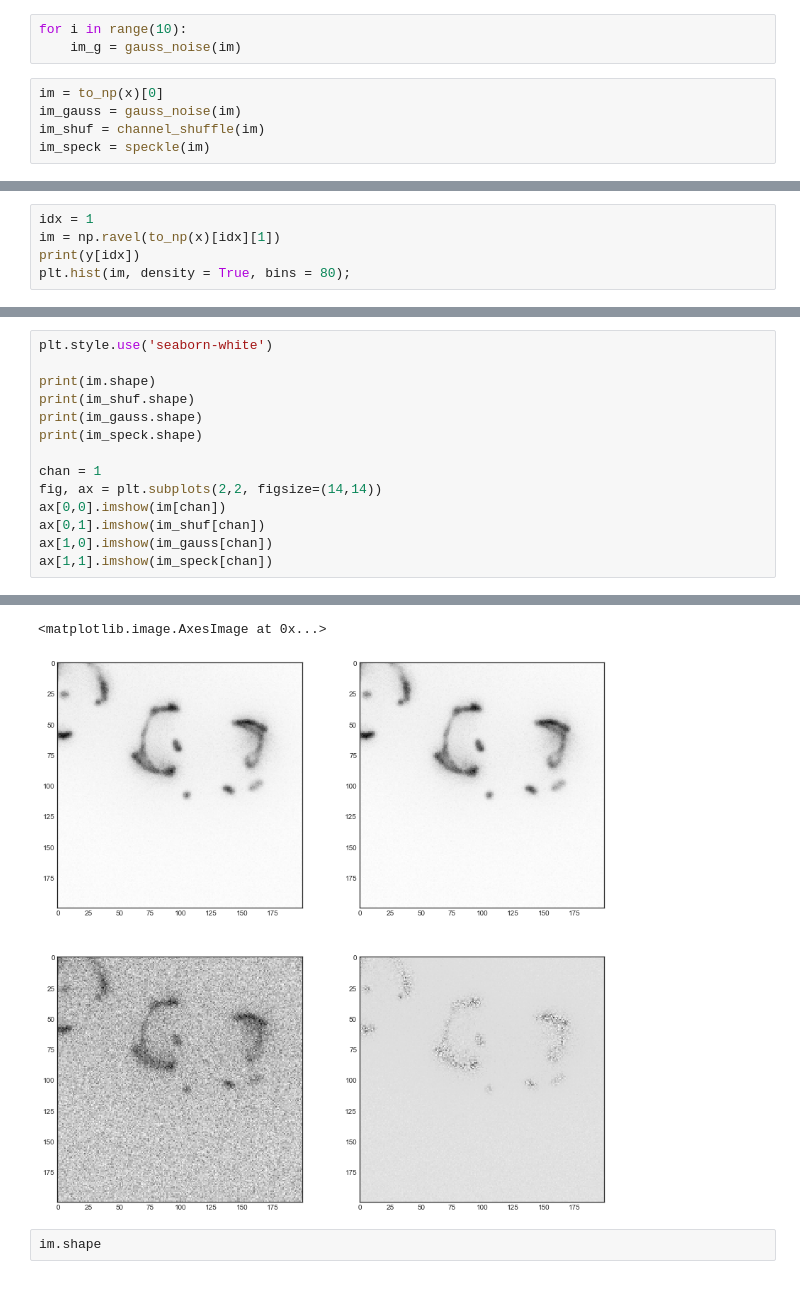
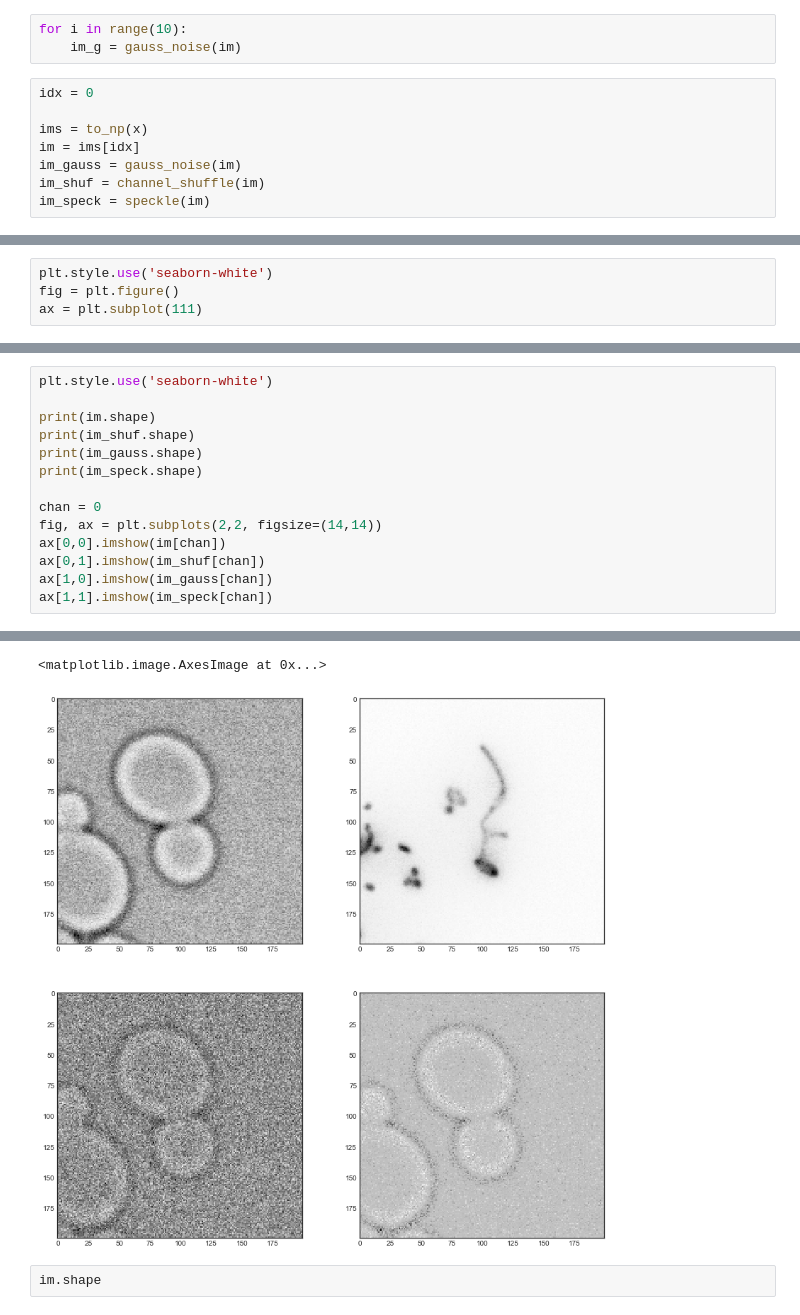
Before and after one commit to WMAPernice/Test_dev, a Jupyter notebook: YNet_dev/New_DEMO_YNet_Res_v11.1.ipynb, the cells around one changed output, grey strips where cells are left out. Drawn from its saved outputs; the diff is of its cells as text.

```diff
--- a/YNet_dev/New_DEMO_YNet_Res_v11.1.ipynb
+++ b/YNet_dev/New_DEMO_YNet_Res_v11.1.ipynb
@@ -154,7 +140,10 @@ def random_contrast(img, alpha):
 for i in range(10):
     im_g = gauss_noise(im)
 # %%
-im = to_np(x)[0]
+idx = 0
+
+ims = to_np(x)
+im = ims[idx]
 im_gauss = gauss_noise(im)
 im_shuf = channel_shuffle(im)
 im_speck = speckle(im)
@@ -163,5 +151,0 @@ im_speck = speckle(im)
-# %%
-idx = 1
-im = np.ravel(to_np(x)[idx][1])
-print(y[idx])
-plt.hist(im, density = True, bins = 80);
@@ -171,3 +244,7 @@ plt.hist(im, density = True, bins = 80);
+# %%
+plt.style.use('seaborn-white')
+fig = plt.figure()
+ax = plt.subplot(111)
 # %%
 print(np.mean(im[0]), np.std(im[0]))
 print(np.mean(im_gauss[0]), np.std(im_gauss[0]))
@@ -181,24 +258,24 @@ print(np.mean(im_gauss[1]), np.std(im_gauss[1]))
 # %%
 plt.style.use('seaborn-white')
 
 print(im.shape)
 print(im_shuf.shape)
 print(im_gauss.shape)
 print(im_speck.shape)
 
-chan = 1
+chan = 0
 fig, ax = plt.subplots(2,2, figsize=(14,14))
 ax[0,0].imshow(im[chan])
 ax[0,1].imshow(im_shuf[chan])
 ax[1,0].imshow(im_gauss[chan])
 ax[1,1].imshow(im_speck[chan])
 # %% [output]
 (2, 200, 200)
 (2, 200, 200)
 (2, 200, 200)
 (2, 200, 200)
 <matplotlib.image.AxesImage at 0x...>
-[figure, old version]
+[figure, new version]
 # %%
 im.shape
 # %%
```
Also changed, not shown: parts of 27 cells of this notebook.
